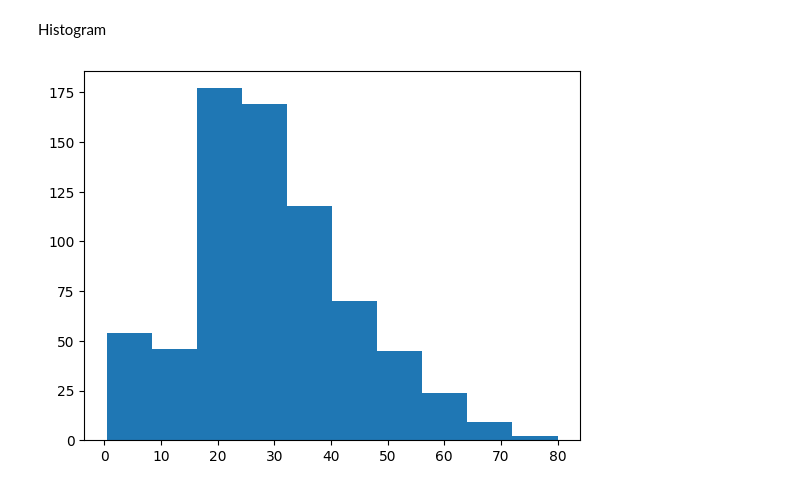
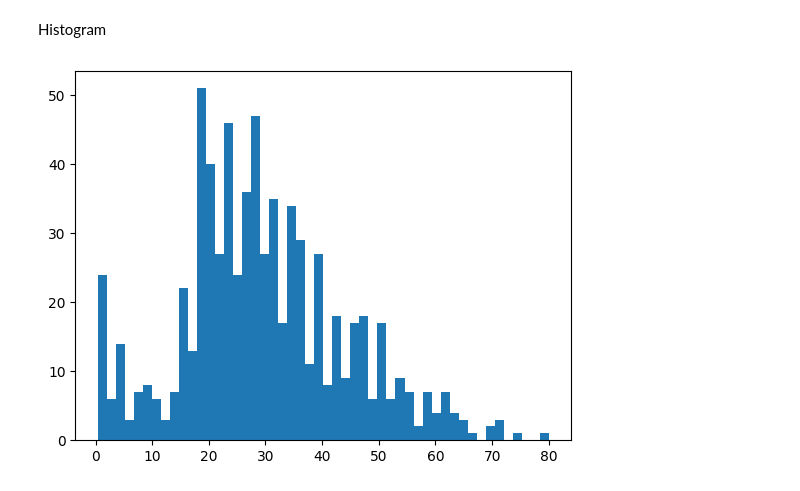
Before and after one commit to Muhammad-Abubakar147/Machine-Learning, a Jupyter notebook: 18.Exploratory Data Analysis EDA/Univariate-EDA.ipynb, the cells around one changed output. Cells and saved outputs as stored; diff of their text form; code cells hidden in the pictures.

```diff
--- a/18.Exploratory Data Analysis EDA/Univariate-EDA.ipynb
+++ b/18.Exploratory Data Analysis EDA/Univariate-EDA.ipynb
@@ -72,7 +72,7 @@ df["Sex"].value_counts().plot(kind="pie",autopct="%.2f")
 Histogram
 # %%
 import matplotlib.pyplot as plt
-plt.hist(df["Age"])
+plt.hist(df["Age"],bins=50)
 plt.show()
 # %% [output]
-[figure, old version]
+[figure, new version]
```
